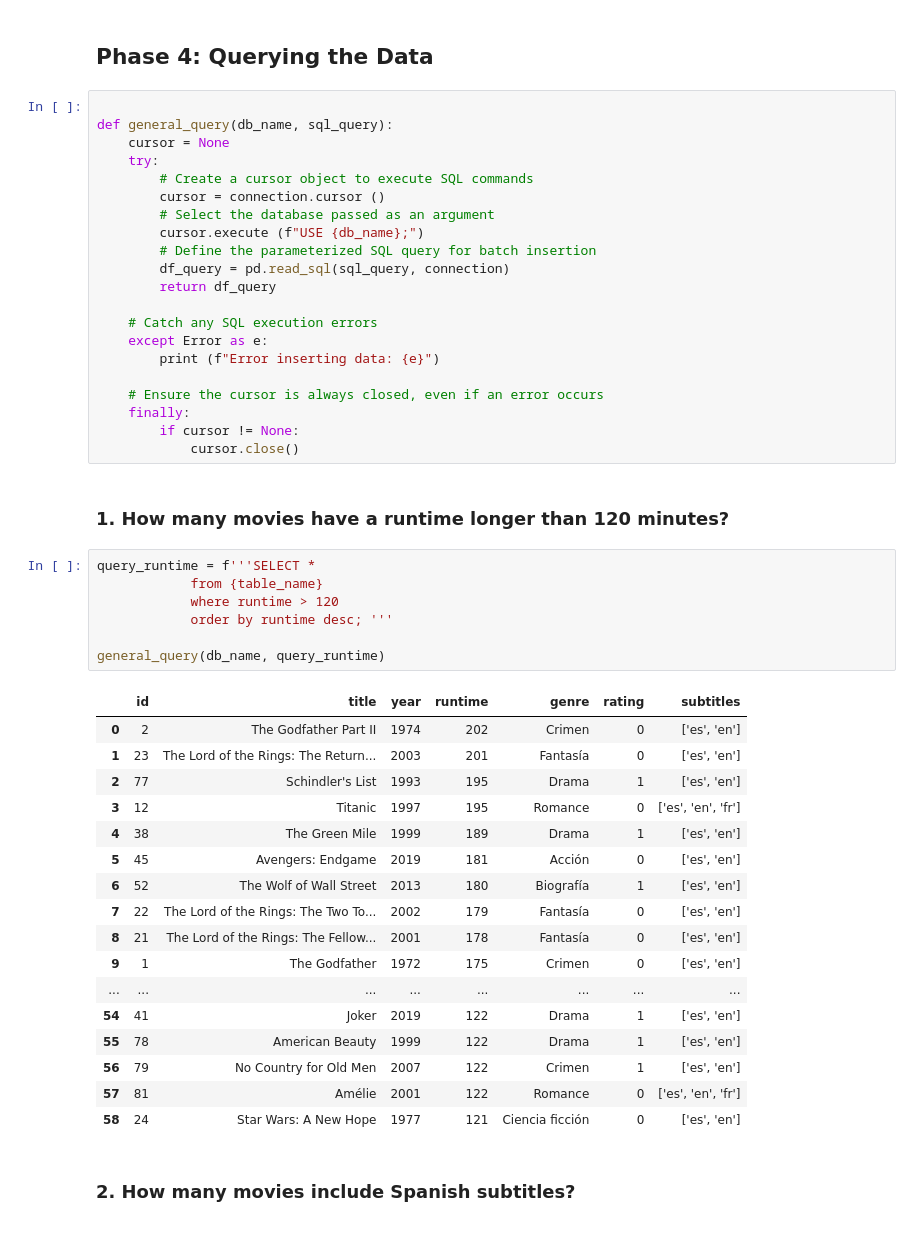
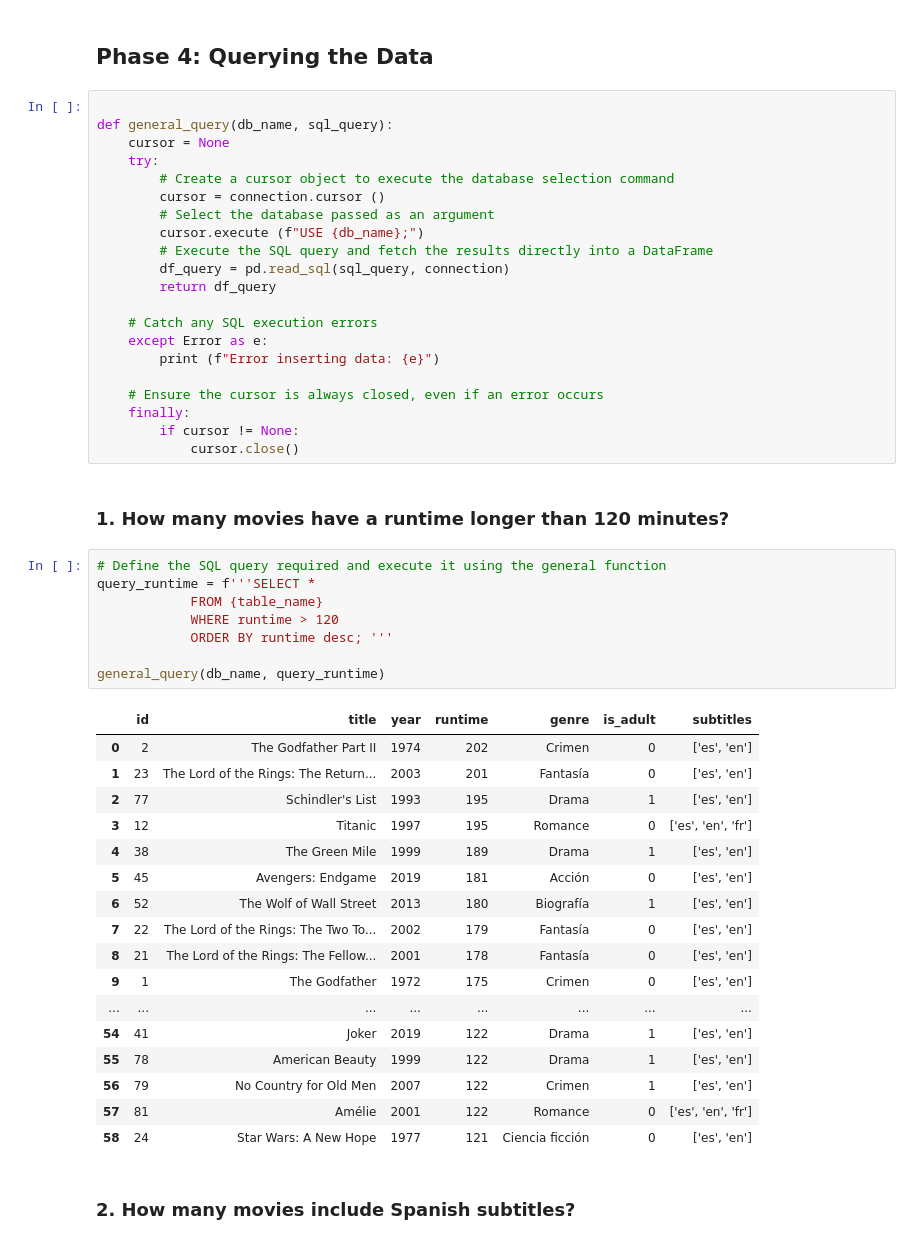
Before and after one commit to Adalab/bda-modulo-2-evaluacion-final-MATC-90, a Jupyter notebook: Ejercicio_final_SQL_phyton.ipynb, the cells around one changed output. Drawn from its saved outputs; the diff is of its cells as text.

Commit message:
Comments added and close connection to mysql function

```diff
--- a/Ejercicio_final_SQL_phyton.ipynb
+++ b/Ejercicio_final_SQL_phyton.ipynb
@@ -254,11 +257,11 @@ Successfully inserted 100 new records
 def general_query(db_name, sql_query):
     cursor = None
     try:
-        # Create a cursor object to execute SQL commands
+        # Create a cursor object to execute the database selection command
         cursor = connection.cursor ()
         # Select the database passed as an argument
         cursor.execute (f"USE {db_name};")
-        # Define the parameterized SQL query for batch insertion
+        # Execute the SQL query and fetch the results directly into a DataFrame
         df_query = pd.read_sql(sql_query, connection)
         return df_query
 
@@ -273,14 +276,15 @@ def general_query(db_name, sql_query):
 # %% [markdown]
 ### 1. How many movies have a runtime longer than 120 minutes?
 # %%
+# Define the SQL query required and execute it using the general function
 query_runtime = f'''SELECT *
-            from {table_name}
-            where runtime > 120
-            order by runtime desc; '''
+            FROM {table_name}
+            WHERE runtime > 120
+            ORDER BY runtime desc; '''
 
 general_query(db_name, query_runtime)
 # %% [output]
-|  | id | title | year | runtime | genre | rating | subtitles |
+|  | id | title | year | runtime | genre | is_adult | subtitles |
 | 0 | 2 | The Godfather Part II | 1974 | 202 | Crimen | 0 | ['es', 'en'] |
 | 1 | 23 | The Lord of the Rings: The Return... | 2003 | 201 | Fantasía | 0 | ['es', 'en'] |
 | 2 | 77 | Schindler's List | 1993 | 195 | Drama | 1 | ['es', 'en'] |
```
Also changed, not shown: parts of 12 cells of this notebook.
